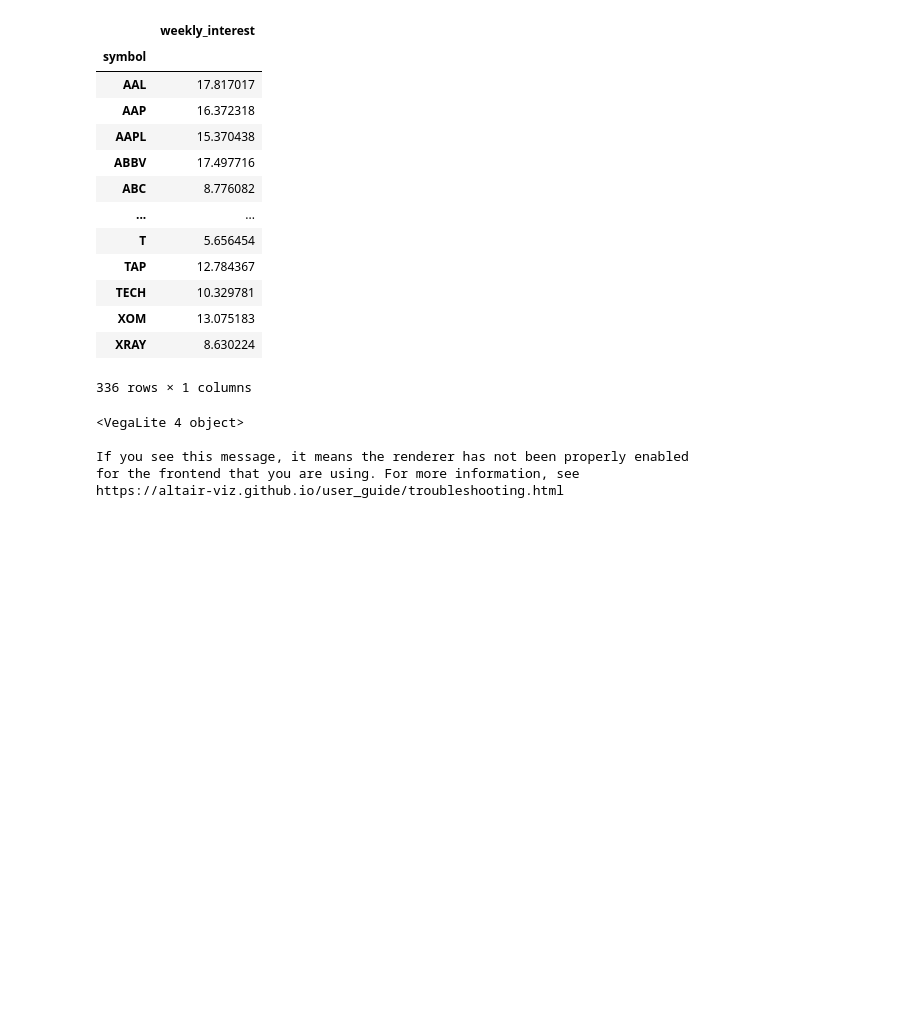
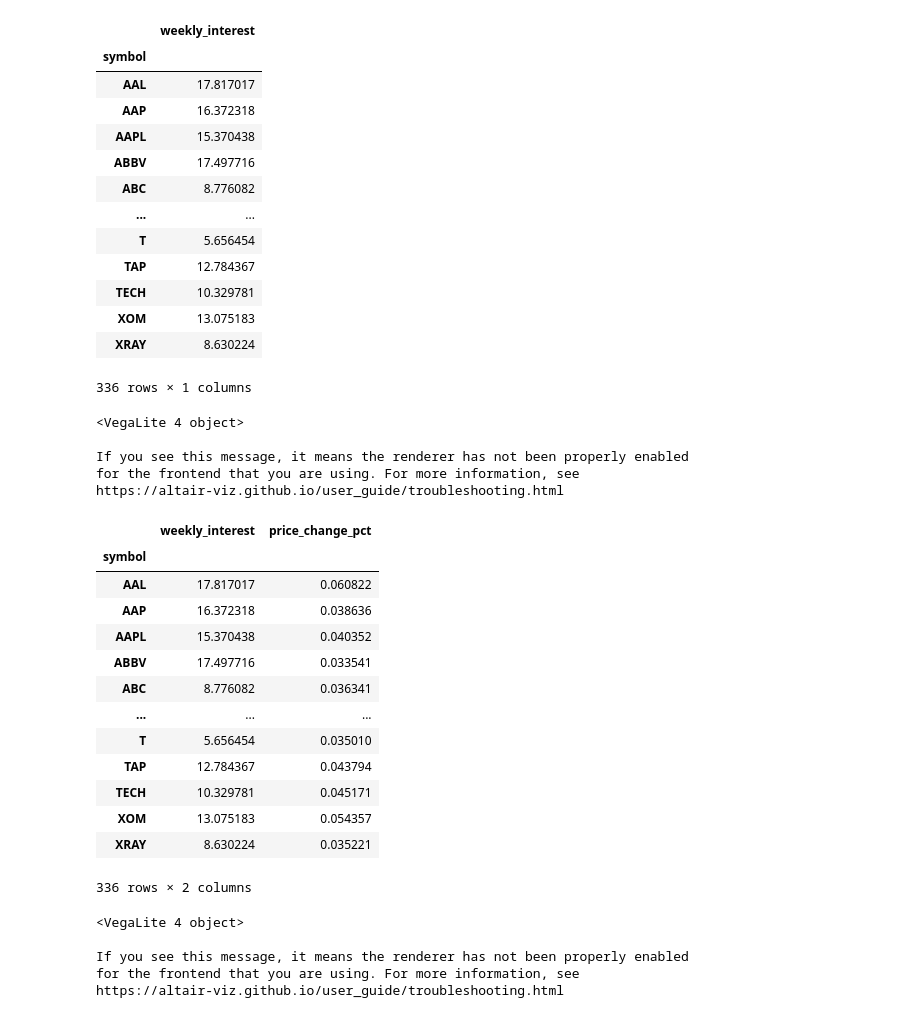
Before and after one commit to UBC-MDS/Stock-Price-Trend-Volatility-Analysis, a Jupyter notebook: src/stock-price-trend-eda.ipynb, the cells around one changed output. Cells and saved outputs as stored; diff of their text form; code cells hidden in the pictures; blank space fills up the shorter version.

Commit message:
Added trends-price_stds scatter plot to eda

```diff
--- a/src/stock-price-trend-eda.ipynb
+++ b/src/stock-price-trend-eda.ipynb
@@ -102,3 +102,35 @@ plt_price_stds | plt_trends_stds
 If you see this message, it means the renderer has not been properly enabled
 for the frontend that you are using. For more information, see
 https://altair-viz.github.io/user_guide/troubleshooting.html
+# %%
+# Calculating the standard deviation of the weekly interest on google trends and price change percentage for each stock
+stock_trends_prices_stds = stock_price_trend_df.groupby('symbol').agg({'weekly_interest': 'std', 'price_change_pct': 'std'})
+stock_trends_prices_stds
+# %% [output]
+|  | weekly_interest | price_change_pct |
+| symbol |  |  |
+| AAL | 17.817017 | 0.060822 |
+| AAP | 16.372318 | 0.038636 |
+| AAPL | 15.370438 | 0.040352 |
+| ABBV | 17.497716 | 0.033541 |
+| ABC | 8.776082 | 0.036341 |
+| ... | ... | ... |
+| T | 5.656454 | 0.035010 |
+| TAP | 12.784367 | 0.043794 |
+| TECH | 10.329781 | 0.045171 |
+| XOM | 13.075183 | 0.054357 |
+| XRAY | 8.630224 | 0.035221 |
+336 rows × 2 columns
+# %%
+plt_trends_prices_stds = alt.Chart(stock_trends_prices_stds).mark_point(opacity=0.4, color='gray').encode(
+    x=alt.X('weekly_interest', title='Weekly Interest on Google Trends(Standard Deviations)'),
+    y=alt.Y('price_change_pct', title='Stock Price Percentage Change(Standard Deviations)')
+)
+
+plt_trends_prices_stds + plt_trends_prices_stds.transform_loess('weekly_interest', 'price_change_pct', bandwidth=0.8).mark_line(size=3)
+# %% [output]
+<VegaLite 4 object>
+
+If you see this message, it means the renderer has not been properly enabled
+for the frontend that you are using. For more information, see
+https://altair-viz.github.io/user_guide/troubleshooting.html
```
